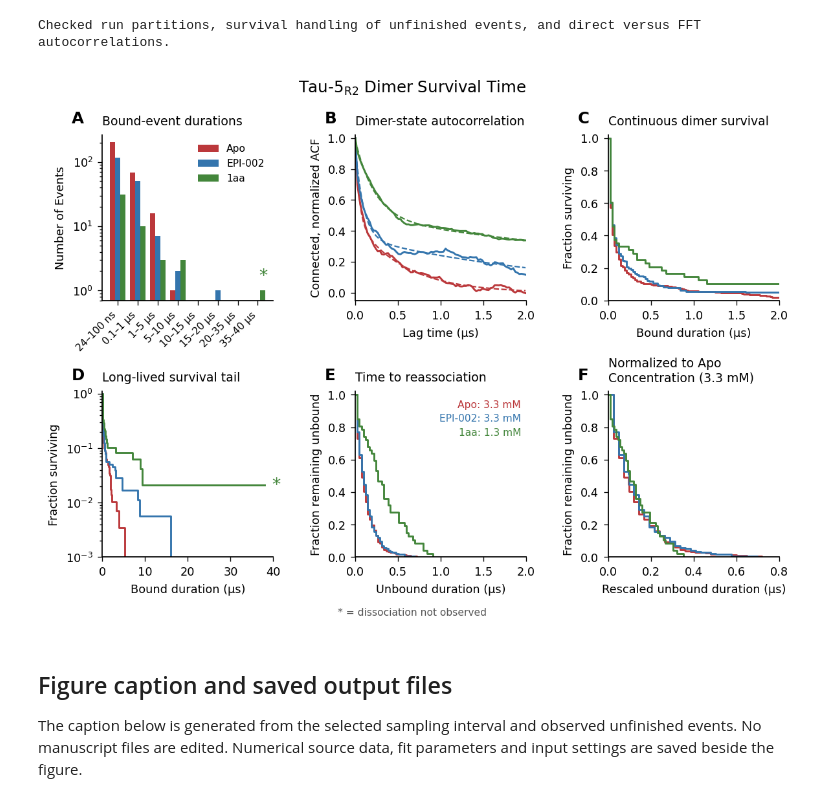
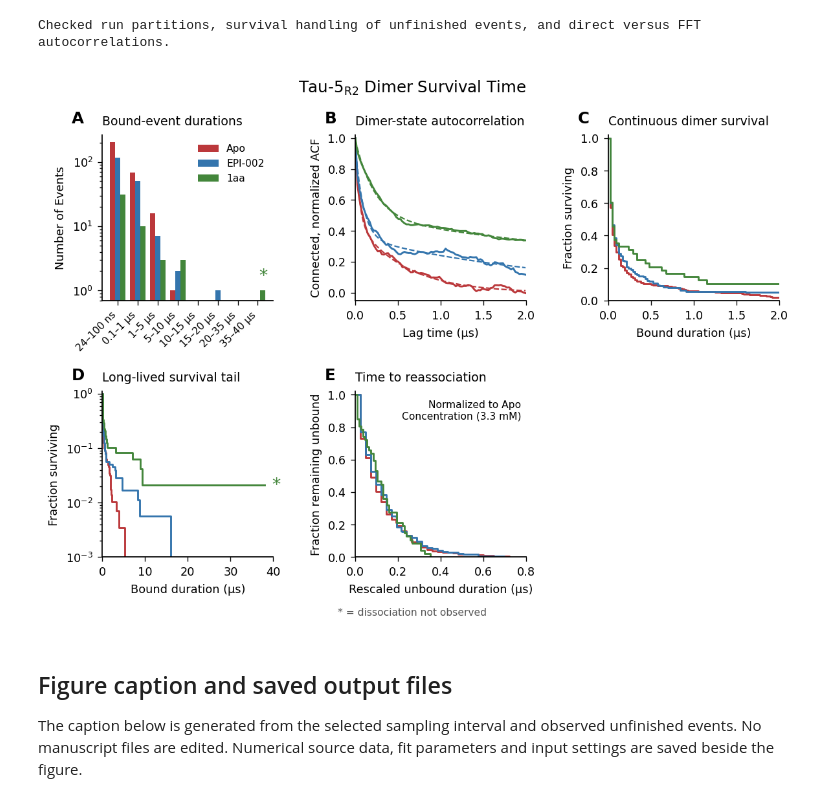
Before and after one commit to paulrobustelli/Zhu_Sisk_AR_oligomers_2025, a Jupyter notebook: dissociation_kinetics.ipynb, the cells around one changed output. Saved outputs shown, nothing was run; the diff lists cells and outputs as text; code cells hidden in the pictures.

Commit message:
Show only concentration-scaled reassociation and explain box concentration differences

```diff
--- a/dissociation_kinetics.ipynb
+++ b/dissociation_kinetics.ipynb
@@ -264,11 +264,12 @@ Checked run partitions, survival handling of unfinished events, and direct versu
 # %%
 plt.rcParams.update({"font.family":"DejaVu Sans","font.size":8,"axes.spines.top":False,
                      "axes.spines.right":False,"pdf.fonttype":42,"ps.fonttype":42,"svg.fonttype":"none"})
-fig,axes=plt.subplots(2,3,figsize=(7.3,5.4),dpi=160)
-ax=axes.ravel()
+fig=plt.figure(figsize=(7.3,5.4),dpi=160)
+grid=fig.add_gridspec(2,3)
+ax=[fig.add_subplot(grid[i//3,i%3]) for i in range(5)]
 fig.suptitle(r"Tau-5$_{\mathrm{R2}}$ Dimer Survival Time",fontsize=11,y=.985)
 titles=["Bound-event durations","Dimer-state autocorrelation","Continuous dimer survival",
-        "Long-lived survival tail","Time to reassociation",f"Normalized to Apo\nConcentration ({reference_concentration*1000:.1f} mM)"]
+        "Long-lived survival tail","Time to reassociation"]
 # Restore the short-event category automatically for higher-resolution reruns.
 edge_candidates=np.array([.01,.1,1,5,10,15,20,35,40])
 edges=np.r_[DT_US,edge_candidates[edge_candidates>DT_US]]
@@ -298,45 +299,41 @@ for i,(name,r) in enumerate(results.items()):
     t=r["lag_us"][mask]
     ax[1].plot(t,r["acf"][mask],color=color,lw=1.3)
     ax[1].plot(t,double_exponential(t,*r["fit_parameters"]),color=color,lw=1,ls="--")
-    for panel,kind in [(2,"bound"),(3,"bound"),(4,"unbound"),(5,"unbound_normalized")]:
+    for panel,kind in [(2,"bound"),(3,"bound"),(4,"unbound_normalized")]:
         curve=curves[name][kind]
         ax[panel].step(curve["x"],curve["y"],where="post",color=color,lw=1.3)
         if kind=="bound":
             for t_end in curve["durations"][~curve["transitions"]]:
                 value=curve["y"][np.searchsorted(curve["x"],t_end,side="right")-1]
                 ax[panel].annotate("*", xy=(t_end,value), xytext=(5,0),
                                    textcoords="offset points", ha="left", va="center",
                                    color=color, fontsize=12, annotation_clip=True)
 for i,a in enumerate(ax):
     a.set_title(titles[i],loc="left",fontsize=8.5,pad=7)
     a.text(-.18,1.07,"ABCDEF"[i],transform=a.transAxes,fontweight="bold",fontsize=11)
     a.tick_params(direction="out",length=3,width=.6)
     if i>=2:
         a.set_ylabel("Fraction surviving" if i in [2,3] else "Fraction remaining unbound")
         a.set_ylim(0,1.02)
 ax[0].set(yscale="log",ylabel="Number of Events")
 ax[0].set_ylim(bottom=.7)
 ax[0].set_xticks(np.arange(len(labels)))
 ax[0].set_xticklabels(labels,rotation=45,ha="right",fontsize=7)
 ax[0].legend(frameon=False,fontsize=7)
 ax[1].set(xlim=(0,ACF_FIT_MAX_US),ylim=(-.05,1.02),xlabel="Lag time (µs)",ylabel="Connected, normalized ACF")
 ax[2].set(xlim=(0,PLOT_BOUND_INITIAL_US),xlabel="Bound duration (µs)")
 ax[3].set(yscale="log",ylim=(1e-3,1.1),xlim=(0,max(PLOT_BOUND_TAIL_US,max_bound*1.03)),xlabel="Bound duration (µs)")
-ax[4].set(xlim=(0,PLOT_UNBOUND_US),xlabel="Unbound duration (µs)")
-for i,(name,r) in enumerate(results.items()):
-    ax[4].text(.97,.95-i*.085,
-               f"{name}: {r['concentration_M'].mean()*1000:.1f} mM",
-               transform=ax[4].transAxes,ha="right",va="top",
-               fontsize=7,color=r["config"]["color"])
-ax[5].set(xlim=(0,PLOT_NORMALIZED_UNBOUND_US),xlabel="Rescaled unbound duration (µs)")
+ax[4].set(xlim=(0,PLOT_NORMALIZED_UNBOUND_US),xlabel="Rescaled unbound duration (µs)")
+ax[4].text(.97,.95,f"Normalized to Apo\nConcentration ({reference_concentration*1000:.1f} mM)",
+           transform=ax[4].transAxes,ha="right",va="top",fontsize=7)
 fig.subplots_adjust(left=.09,right=.985,bottom=.13,top=.885,wspace=.48,hspace=.55)
 fig.text(.5,.025,"* = dissociation not observed",ha="center",fontsize=7,color="#555555")
 for extension in ["pdf","svg","png"]:
     fig.savefig(OUTPUT_DIR/f"Figure_S2.{extension}",dpi=600)
 save_rows("histogram_counts.csv",histogram_rows)
 plt.show()
 # %% [output]
-[figure, old version]
+[figure, new version]
 # %% [markdown]
 ## Figure caption and saved output files
 The caption below is generated from the selected sampling interval and observed unfinished events. No manuscript files are edited. Numerical source data, fit parameters and input settings are saved beside the figure.
```
Also changed, not shown: parts of 1 cell of this notebook.
